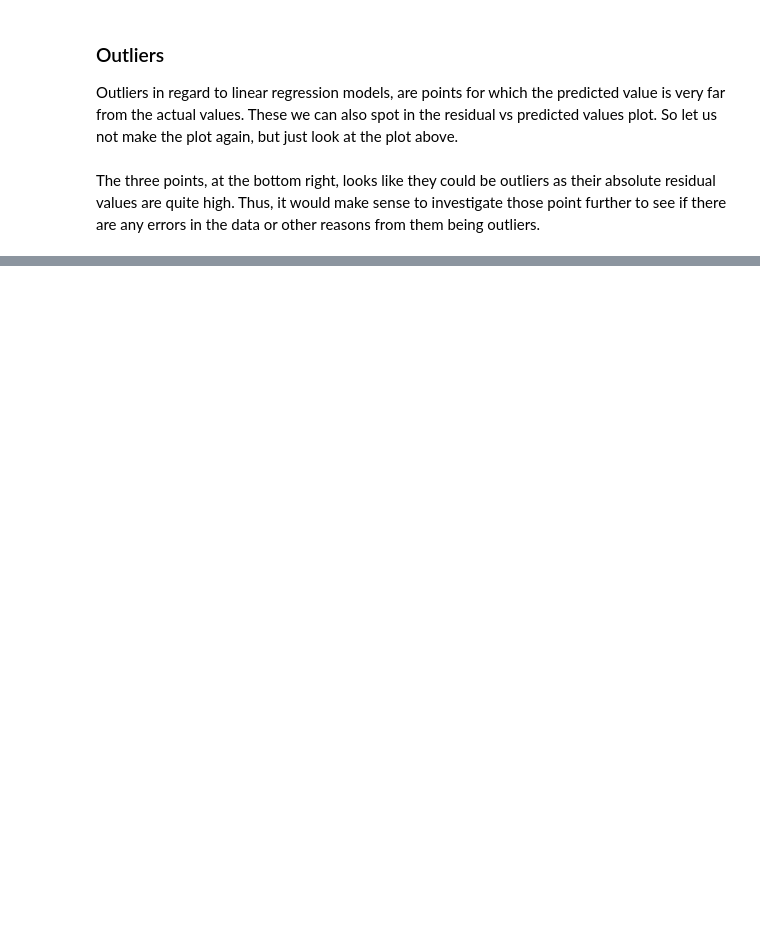
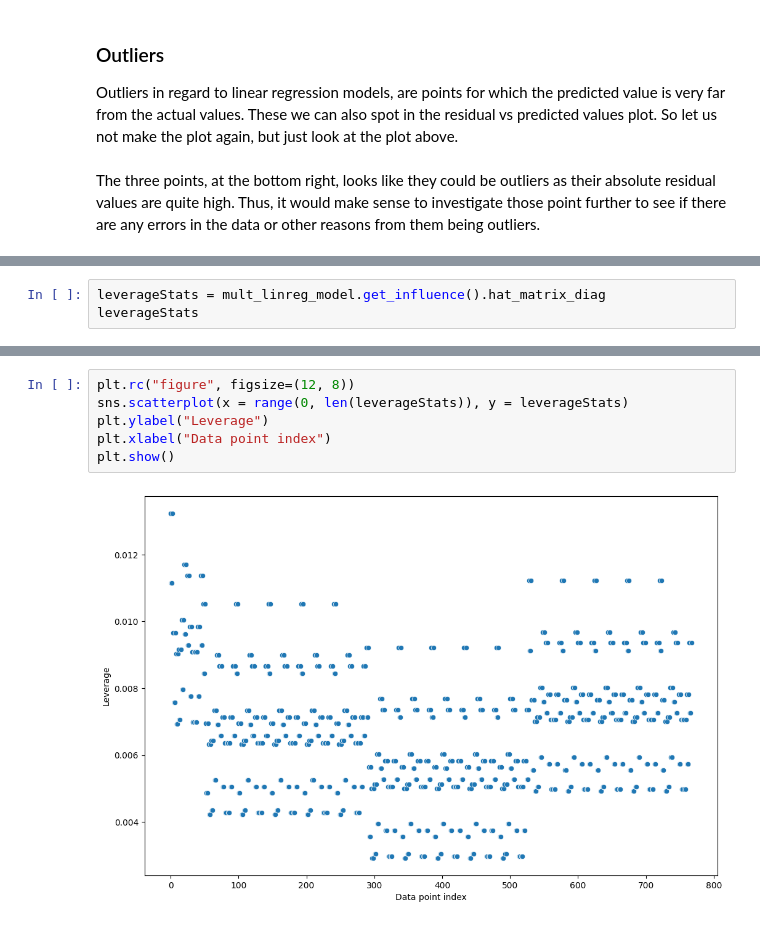
Before and after one commit to victorwp288/Data_-_things, a Jupyter notebook: 4.Exercises in linear regression.ipynb, the cells around one changed output, grey strips where cells are left out. Cells and saved outputs as stored; diff of their text form; blank space fills up the shorter version.

```diff
--- a/4.Exercises in linear regression.ipynb
+++ b/4.Exercises in linear regression.ipynb
@@ -385,0 +391,3 @@ High leverage points are usually points that have an x-value far away from the o
+# %%
+leverageStats = mult_linreg_model.get_influence().hat_matrix_diag
+leverageStats
@@ -385,0 +412,8 @@ High leverage points are usually points that have an x-value far away from the o
+# %%
+plt.rc("figure", figsize=(12, 8))
+sns.scatterplot(x = range(0, len(leverageStats)), y = leverageStats)
+plt.ylabel("Leverage")
+plt.xlabel("Data point index")
+plt.show()
+# %% [output]
+[figure, added]
```
Also changed, not shown: parts of 46 cells of this notebook, 2 other files.
